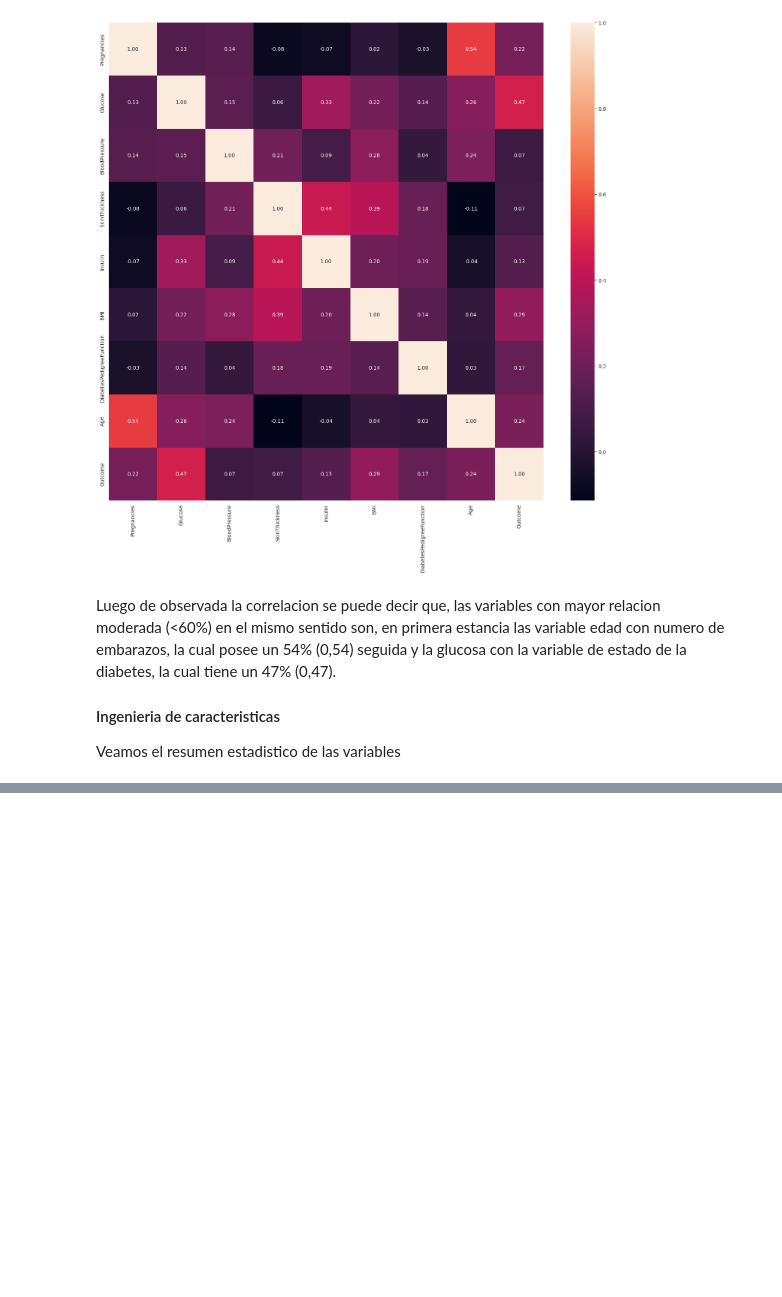
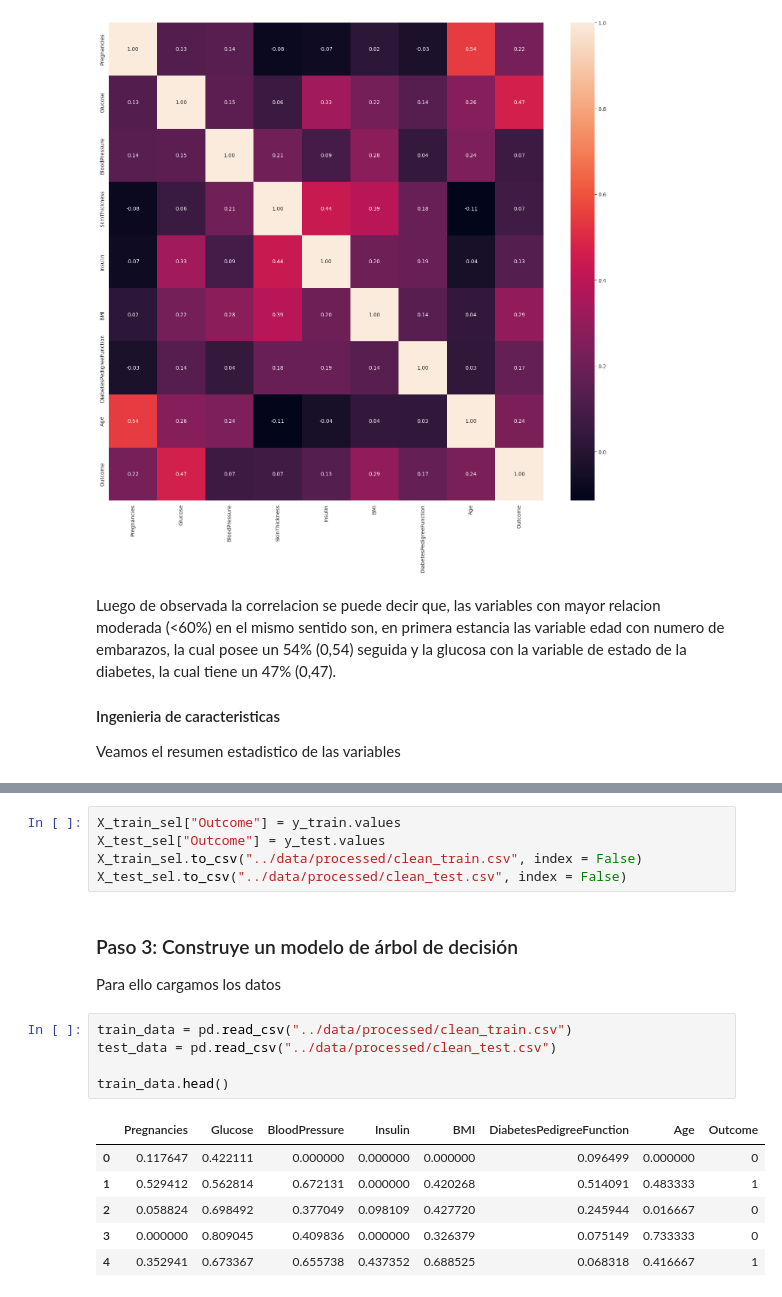
Before and after one commit to pjpena19/DECISION_TREE, a Jupyter notebook: src/explore.ipynb, the cells around one changed output, grey strips where cells are left out. Cells and saved outputs as stored; diff of their text form; blank space fills up the shorter version.

```diff
--- a/src/explore.ipynb
+++ b/src/explore.ipynb
@@ -181,0 +246,21 @@ total_data.describe()
+# %%
+X_train_sel["Outcome"] = y_train.values
+X_test_sel["Outcome"] = y_test.values
+X_train_sel.to_csv("../data/processed/clean_train.csv", index = False)
+X_test_sel.to_csv("../data/processed/clean_test.csv", index = False)
+# %% [markdown]
+### Paso 3: Construye un modelo de árbol de decisión
+
+Para ello cargamos los datos
+# %%
+train_data = pd.read_csv("../data/processed/clean_train.csv")
+test_data = pd.read_csv("../data/processed/clean_test.csv")
+
+train_data.head()
+# %% [output]
+|  | Pregnancies | Glucose | BloodPressure | Insulin | BMI | DiabetesPedigreeFunction | Age | Outcome |
+| 0 | 0.117647 | 0.422111 | 0.000000 | 0.000000 | 0.000000 | 0.096499 | 0.000000 | 0 |
+| 1 | 0.529412 | 0.562814 | 0.672131 | 0.000000 | 0.420268 | 0.514091 | 0.483333 | 1 |
+| 2 | 0.058824 | 0.698492 | 0.377049 | 0.098109 | 0.427720 | 0.245944 | 0.016667 | 0 |
+| 3 | 0.000000 | 0.809045 | 0.409836 | 0.000000 | 0.326379 | 0.075149 | 0.733333 | 0 |
+| 4 | 0.352941 | 0.673367 | 0.655738 | 0.437352 | 0.688525 | 0.068318 | 0.416667 | 1 |
```
Also changed, not shown: parts of 6 cells of this notebook.
